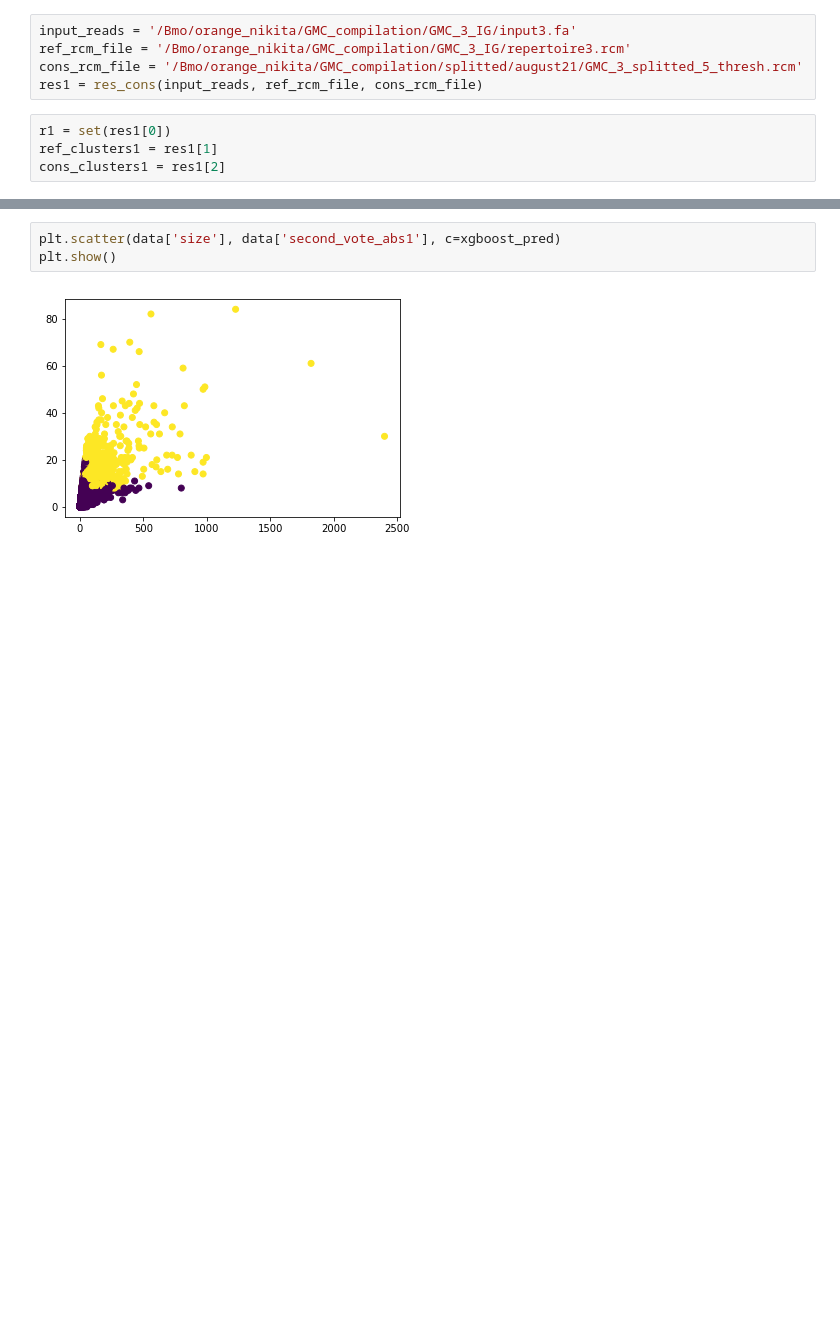
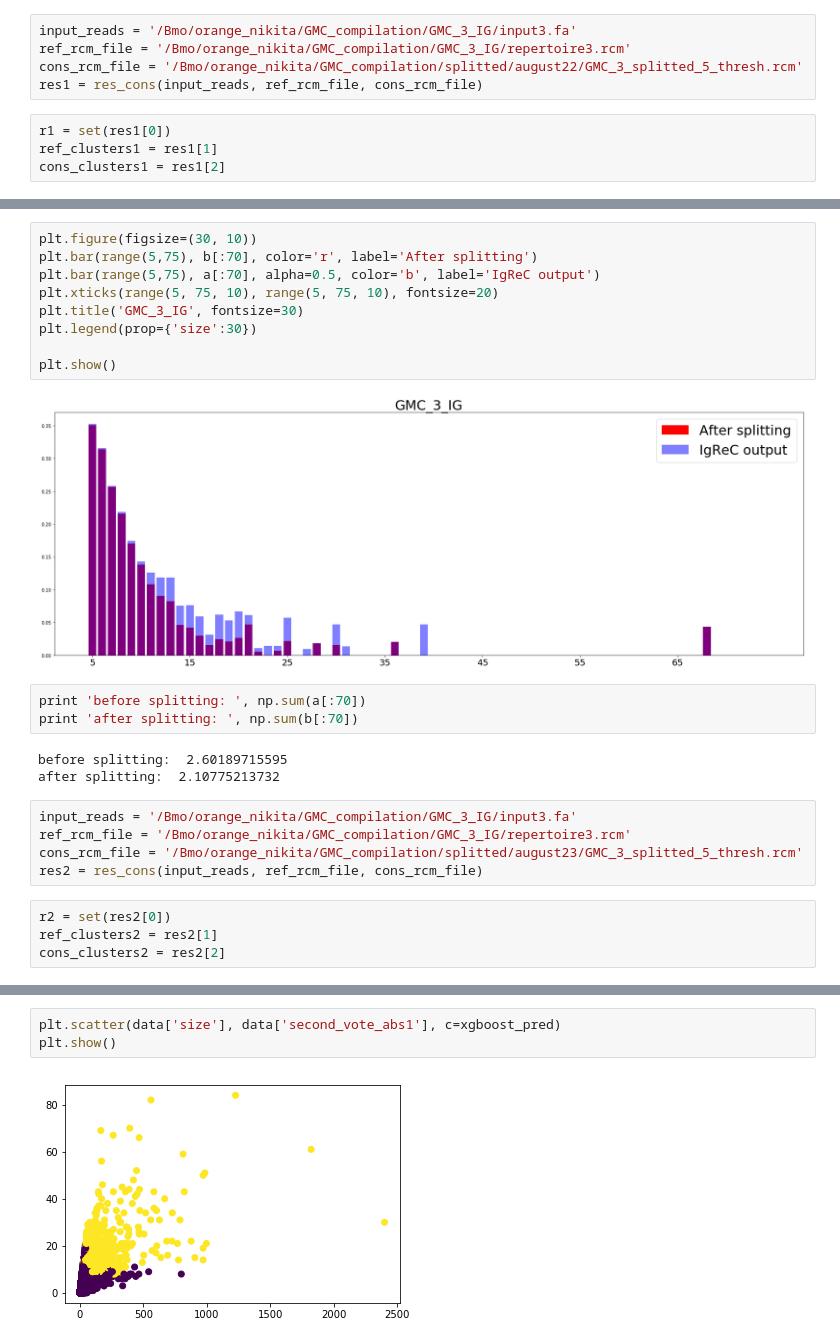
Before and after one commit to NikitaDurasov/CAB_imm, a Jupyter notebook: notebooks/base4.ipynb, the cells around one changed output, grey strips where cells are left out. Cells and saved outputs as stored; diff of their text form; blank space fills up the shorter version.

```diff
--- a/notebooks/base4.ipynb
+++ b/notebooks/base4.ipynb
@@ -250,7 +245,7 @@ plt.show()
 # %%
 input_reads = '/Bmo/orange_nikita/GMC_compilation/GMC_3_IG/input3.fa'
 ref_rcm_file = '/Bmo/orange_nikita/GMC_compilation/GMC_3_IG/repertoire3.rcm'
-cons_rcm_file = '/Bmo/orange_nikita/GMC_compilation/splitted/august21/GMC_3_splitted_5_thresh.rcm'
+cons_rcm_file = '/Bmo/orange_nikita/GMC_compilation/splitted/august22/GMC_3_splitted_5_thresh.rcm'
 res1 = res_cons(input_reads, ref_rcm_file, cons_rcm_file)
 # %%
 r1 = set(res1[0])
@@ -396,0 +279,26 @@ Counter({0: 81421, 1: 979})
+# %%
+plt.figure(figsize=(30, 10))
+plt.bar(range(5,75), b[:70], color='r', label='After splitting')
+plt.bar(range(5,75), a[:70], alpha=0.5, color='b', label='IgReC output')
+plt.xticks(range(5, 75, 10), range(5, 75, 10), fontsize=20)
+plt.title('GMC_3_IG', fontsize=30)
+plt.legend(prop={'size':30})
+
+plt.show()
+# %% [output]
+[figure, added]
+# %%
+print 'before splitting: ', np.sum(a[:70])
+print 'after splitting: ', np.sum(b[:70])
+# %% [output]
+before splitting:  2.60189715595
+after splitting:  2.10775213732
+# %%
+input_reads = '/Bmo/orange_nikita/GMC_compilation/GMC_3_IG/input3.fa'
+ref_rcm_file = '/Bmo/orange_nikita/GMC_compilation/GMC_3_IG/repertoire3.rcm'
+cons_rcm_file = '/Bmo/orange_nikita/GMC_compilation/splitted/august23/GMC_3_splitted_5_thresh.rcm'
+res2 = res_cons(input_reads, ref_rcm_file, cons_rcm_file)
+# %%
+r2 = set(res2[0])
+ref_clusters2 = res2[1]
+cons_clusters2 = res2[2]
```
Also changed, not shown: parts of 37 cells of this notebook, 3 other files.
